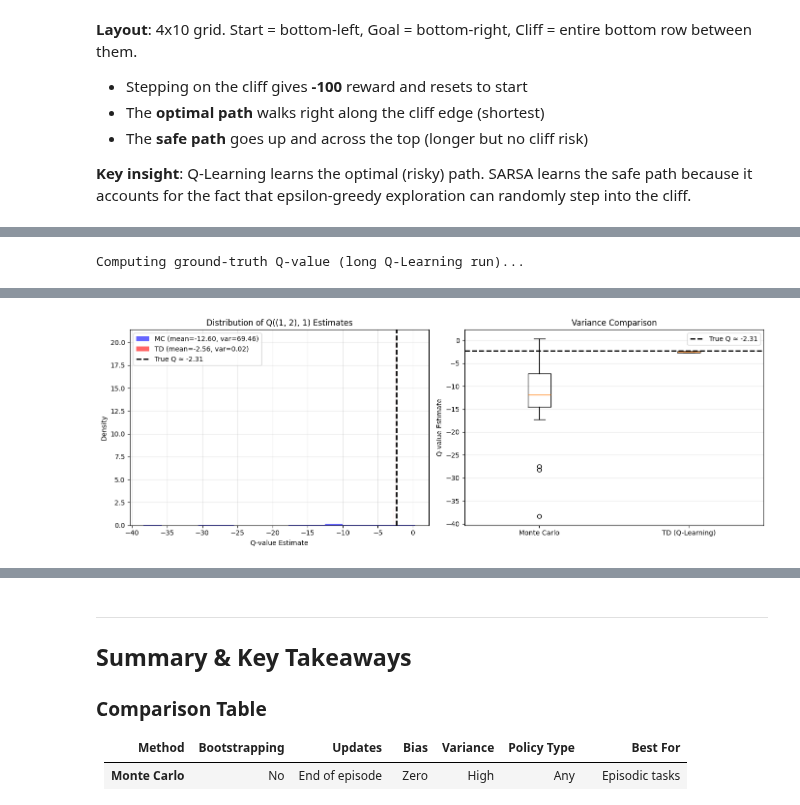
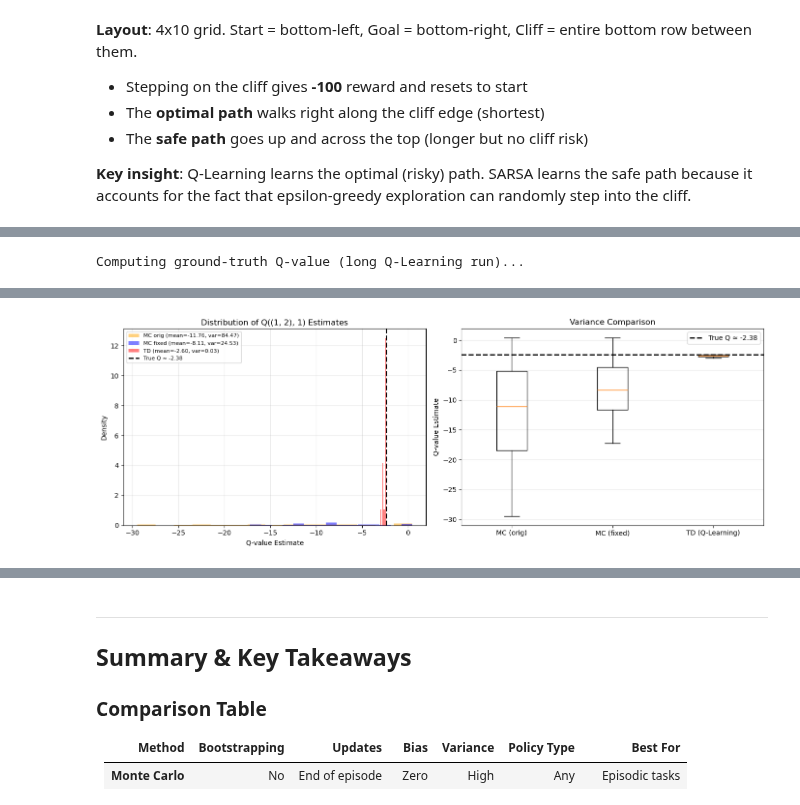
Before and after one commit to ilijabogunovic/rhine-ai, a Jupyter notebook: public/exercises/Exercise2_SOLUTION.ipynb, the cells around one changed output, grey strips where cells are left out. Cells and saved outputs as stored; diff of their text form; code cells hidden in the pictures.

```diff
--- a/public/exercises/Exercise2_SOLUTION.ipynb
+++ b/public/exercises/Exercise2_SOLUTION.ipynb
@@ -205,7 +207,7 @@ class MonteCarloControl:
         return episode
 
     def update(self, episode):
-        """Update Q-values using first-visit MC"""
+        """Update Q-values using first-visit MC (Buggy version)"""
         G = 0.0
         visited = set()
 
@@ -806,49 +1051,51 @@ def compare_mc_td_variance(n_runs=25, n_episodes=2000):
     target_state_action = ((1, 2), 1)
     state, action = target_state_action
 
-    # Estimate the "true" Q-value by running Q-Learning for a very
-    # long time with a small learning rate so it converges.
-    print("Computing ground-truth Q-value (long Q-Learning run)...")
+    print('Computing ground-truth Q-value (long Q-Learning run)...')
     true_agent = QLearning(gamma=0.95, alpha=0.05, epsilon=0.1)
     true_agent.train(GridWorld(), num_episodes=50000)
     true_q = true_agent.Q[state][action].item()
-    print(f"Ground-truth Q{target_state_action} ≈ {true_q:.4f}\n")
+    print(f'Ground-truth Q{target_state_action} ≈ {true_q:.4f}\n')
 
-    mc_estimates = []
+    mc_orig_estimates = []
+    mc_fixed_estimates = []
     td_estimates = []
 
-    print(f"Running {n_runs} independent trials ({n_episodes} episodes each)...")
+    print(f'Running {n_runs} independent trials ({n_episodes} episodes each)...')
     for run in tqdm(range(n_runs)):
-        mc = MonteCarloControl(gamma=0.95, alpha=0.1, epsilon=0.1)
-        mc.train(GridWorld(), num_episodes=n_episodes)
-        mc_estimates.append(mc.Q[state][action].item())
+        mc_o = MonteCarloControl(gamma=0.95, alpha=0.1, epsilon=0.1)
+        mc_o.train(GridWorld(), num_episodes=n_episodes)
+        mc_orig_estimates.append(mc_o.Q[state][action].item())
+
+        mc_f = MonteCarloControlFixed(gamma=0.95, alpha=0.1, epsilon=0.1)
+        mc_f.train(GridWorld(), num_episodes=n_episodes)
+        mc_fixed_estimates.append(mc_f.Q[state][action].item())
 
         td = QLearning(gamma=0.95, alpha=0.1, epsilon=0.1)
         td.train(GridWorld(), num_episodes=n_episodes)
         td_estimates.append(td.Q[state][action].item())
 
-    mc_estimates = np.array(mc_estimates)
+    mc_orig_estimates = np.array(mc_orig_estimates)
+    mc_fixed_estimates = np.array(mc_fixed_estimates)
     td_estimates = np.array(td_estimates)
-
-    mc_mean, mc_var = mc_estimates.mean(), mc_estimates.var()
-    td_mean, td_var = td_estimates.mean(), td_estimates.var()
-    mc_bias = mc_mean - true_q
-    td_bias = td_mean - true_q
 
     fig, axes = plt.subplots(1, 2, figsize=(14, 5))
 
-    axes[0].hist(mc_estimates, bins=15, alpha=0.6,
-                 label=f'MC (mean={mc_mean:.2f}, var={mc_var:.2f})', density=True, color='blue')
-    axes[0].hist(td_estimates, bins=15, alpha=0.6,
-                 label=f'TD (mean={td_mean:.2f}, var={td_var:.2f})', density=True, color='red')
+    axes[0].hist(mc_orig_estimates, bins=15, alpha=0.5,
+                 label=f'MC orig (mean={mc_orig_estimates.mean():.2f}, var={mc_orig_estimates.var():.2f})', density=True, color='orange')
+    axes[0].hist(mc_fixed_estimates, bins=15, alpha=0.5,
+                 label=f'MC fixed (mean={mc_fixed_estimates.mean():.2f}, var={mc_fixed_estimates.var():.2f})', density=True, color='blue')
+    axes[0].hist(td_estimates, bins=15, alpha=0.5,
+                 label=f'TD (mean={td_estimates.mean():.2f}, var={td_estimates.var():.2f})', density=True, color='red')
     axes[0].axvline(true_q, color='black', linestyle='--', linewidth=2, label=f'True Q ≈ {true_q:.2f}')
     axes[0].set_xlabel('Q-value Estimate')
     axes[0].set_ylabel('Density')
     axes[0].set_title(f'Distribution of Q{target_state_action} Estimates')
-    axes[0].legend()
+    axes[0].legend(fontsize=8)
     axes[0].grid(True, alpha=0.3)
 
-    axes[1].boxplot([mc_estimates, td_estimates], labels=['Monte Carlo', 'TD (Q-Learning)'])
+    axes[1].boxplot([mc_orig_estimates, mc_fixed_estimates, td_estimates],
+                    labels=['MC (orig)', 'MC (fixed)', 'TD (Q-Learning)'])
     axes[1].axhline(true_q, color='black', linestyle='--', linewidth=2, label=f'True Q ≈ {true_q:.2f}')
     axes[1].set_ylabel('Q-value Estimate')
     axes[1].set_title('Variance Comparison')
@@ -858,28 +1105,19 @@ def compare_mc_td_variance(n_runs=25, n_episodes=2000):
     plt.tight_layout()
     plt.show()
 
-    print("\n" + "="*70)
-    print("BIAS-VARIANCE ANALYSIS RESULTS")
-    print("="*70)
-    print(f"\nGround-truth Q-value: {true_q:.4f}")
-    print(f"\nMonte Carlo:")
-    print(f"  Mean estimate: {mc_mean:.4f}")
-    print(f"  Bias:          {mc_bias:.4f}  (mean - true)")
-    print(f"  Variance:      {mc_var:.4f}")
-    print(f"\nTD (Q-Learning):")
-    print(f"  Mean estimate: {td_mean:.4f}")
-    print(f"  Bias:          {td_bias:.4f}  (mean - true)")
-    print(f"  Variance:      {td_var:.4f}")
-    print(f"\nKEY INSIGHTS:")
-    print(f"  1. MC is theoretically unbiased — with enough episodes its mean")
-    print(f"     converges to the true value (dashed line). Its HIGH VARIANCE")
-    print(f"     means individual runs scatter widely.")
-    print(f"  2. TD has some theoretical bias (bootstrapping), but its LOW")
-    print(f"     VARIANCE means estimates cluster tightly together.")
-    print(f"  3. PRACTICAL TAKEAWAY: TD's faster convergence often matters")
-    print(f"     more than MC's zero-bias guarantee. This is why TD methods")
-    print(f"     are preferred in practice.")
-    print("="*70)
+    print('\n' + '='*70)
+    print('BIAS-VARIANCE ANALYSIS RESULTS')
+    print('='*70)
+    print(f'\nGround-truth Q-value: {true_q:.4f}')
+    for label, ests in [('MC (last-visit, buggy)', mc_orig_estimates),
+                         ('MC (first-visit, fixed)', mc_fixed_estimates),
+                         ('TD (Q-Learning)', td_estimates)]:
+        bias = ests.mean() - true_q
+        print(f'\n{label}:')
+        print(f'  Mean estimate: {ests.mean():.4f}')
+        print(f'  Bias:          {bias:.4f}')
+        print(f'  Variance:      {ests.var():.4f}')
+    print('='*70)
 
 compare_mc_td_variance()
 # %% [output]
@@ -888,6 +1126,6 @@ Ground-truth Q((1, 2), 1) ≈ -2.3125
 
 Running 25 independent trials (2000 episodes each)...
-[figure, old version]
+[figure, new version]
 ======================================================================
 BIAS-VARIANCE ANALYSIS RESULTS
 ======================================================================
```
Also changed, not shown: parts of 17 cells of this notebook, 2 other files.
